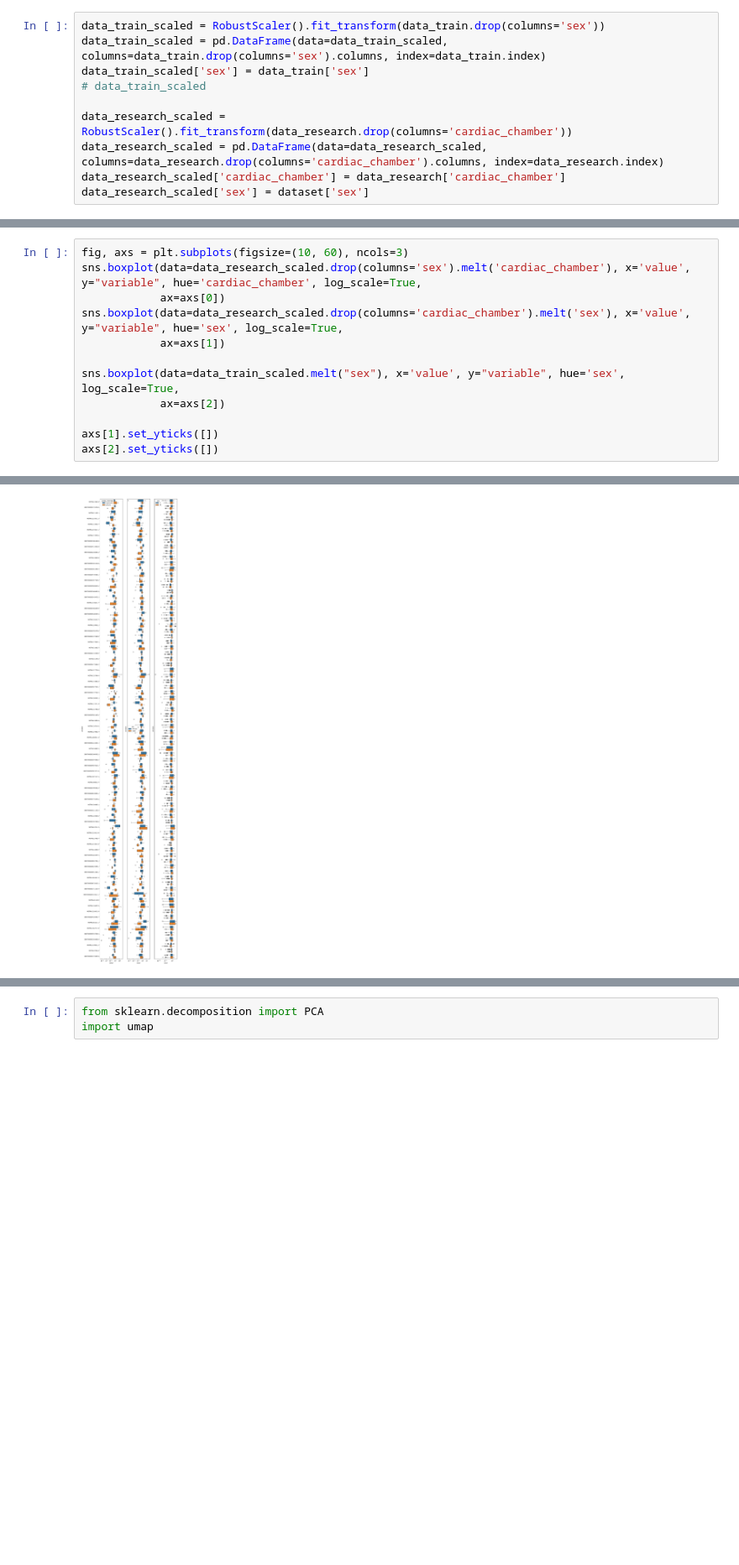
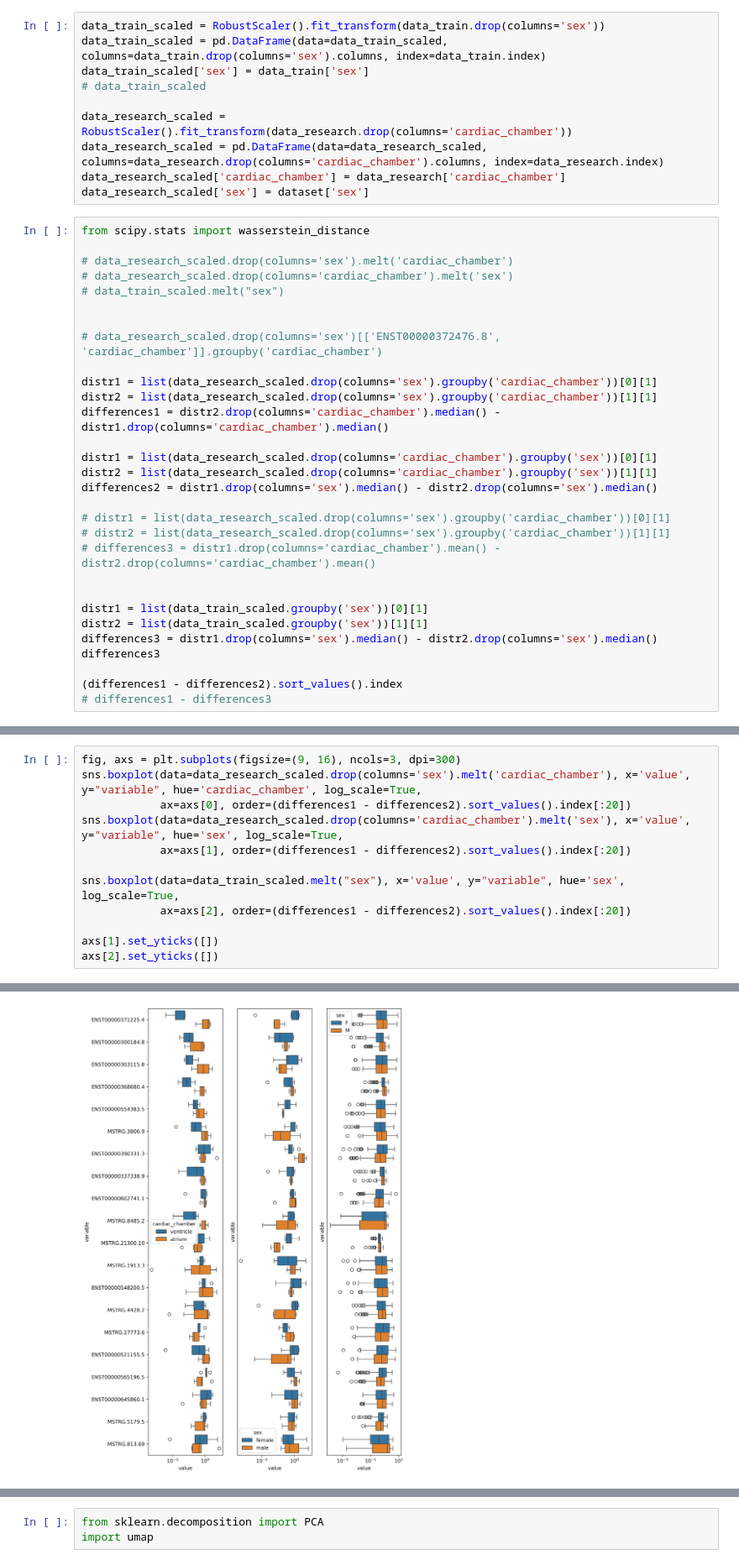
Before and after one commit to zodelheim/sea-infer-rna-seq, a Jupyter notebook: notebooks/checkHeartSexPredictionsChambersCorrelation.ipynb, the cells around one changed output, grey strips where cells are left out. Shown at 84% size. Cells and saved outputs as stored; diff of their text form; blank space fills up the shorter version.

Commit message:
update plotting notebook

```diff
--- a/notebooks/checkHeartSexPredictionsChambersCorrelation.ipynb
+++ b/notebooks/checkHeartSexPredictionsChambersCorrelation.ipynb
@@ -258,3 +271,33 @@ data_research_scaled = RobustScaler().fit_transform(data_research.drop(columns='
 data_research_scaled = pd.DataFrame(data=data_research_scaled, columns=data_research.drop(columns='cardiac_chamber').columns, index=data_research.index)
 data_research_scaled['cardiac_chamber'] = data_research['cardiac_chamber']
 data_research_scaled['sex'] = dataset['sex']
+# %%
+from scipy.stats import wasserstein_distance
+
+# data_research_scaled.drop(columns='sex').melt('cardiac_chamber')
+# data_research_scaled.drop(columns='cardiac_chamber').melt('sex')
+# data_train_scaled.melt("sex")
+
+
+# data_research_scaled.drop(columns='sex')[['ENST00000372476.8', 'cardiac_chamber']].groupby('cardiac_chamber')
+
+distr1 = list(data_research_scaled.drop(columns='sex').groupby('cardiac_chamber'))[0][1]
+distr2 = list(data_research_scaled.drop(columns='sex').groupby('cardiac_chamber'))[1][1]
+differences1 = distr2.drop(columns='cardiac_chamber').median() - distr1.drop(columns='cardiac_chamber').median()
+
+distr1 = list(data_research_scaled.drop(columns='cardiac_chamber').groupby('sex'))[0][1]
+distr2 = list(data_research_scaled.drop(columns='cardiac_chamber').groupby('sex'))[1][1]
+differences2 = distr1.drop(columns='sex').median() - distr2.drop(columns='sex').median()
+
+# distr1 = list(data_research_scaled.drop(columns='sex').groupby('cardiac_chamber'))[0][1]
+# distr2 = list(data_research_scaled.drop(columns='sex').groupby('cardiac_chamber'))[1][1]
+# differences3 = distr1.drop(columns='cardiac_chamber').mean() - distr2.drop(columns='cardiac_chamber').mean()
+
+
+distr1 = list(data_train_scaled.groupby('sex'))[0][1]
+distr2 = list(data_train_scaled.groupby('sex'))[1][1]
+differences3 = distr1.drop(columns='sex').median() - distr2.drop(columns='sex').median()
+differences3
+
+(differences1 - differences2).sort_values().index
+# differences1 - differences3
@@ -261,15 +322,15 @@ data_research_scaled['sex'] = dataset['sex']
 # %%
-fig, axs = plt.subplots(figsize=(10, 60), ncols=3)
+fig, axs = plt.subplots(figsize=(9, 16), ncols=3, dpi=300)
 sns.boxplot(data=data_research_scaled.drop(columns='sex').melt('cardiac_chamber'), x='value', y="variable", hue='cardiac_chamber', log_scale=True,
-            ax=axs[0])
+            ax=axs[0], order=(differences1 - differences2).sort_values().index[:20])
 sns.boxplot(data=data_research_scaled.drop(columns='cardiac_chamber').melt('sex'), x='value', y="variable", hue='sex', log_scale=True,
-            ax=axs[1])
+            ax=axs[1], order=(differences1 - differences2).sort_values().index[:20])
 
 sns.boxplot(data=data_train_scaled.melt("sex"), x='value', y="variable", hue='sex', log_scale=True,
-            ax=axs[2])
+            ax=axs[2], order=(differences1 - differences2).sort_values().index[:20])
 
 axs[1].set_yticks([])
 axs[2].set_yticks([])
 # %% [output]
 []
-[figure, old version]
+[figure, new version]
```
Also changed, not shown: parts of 12 cells of this notebook.
